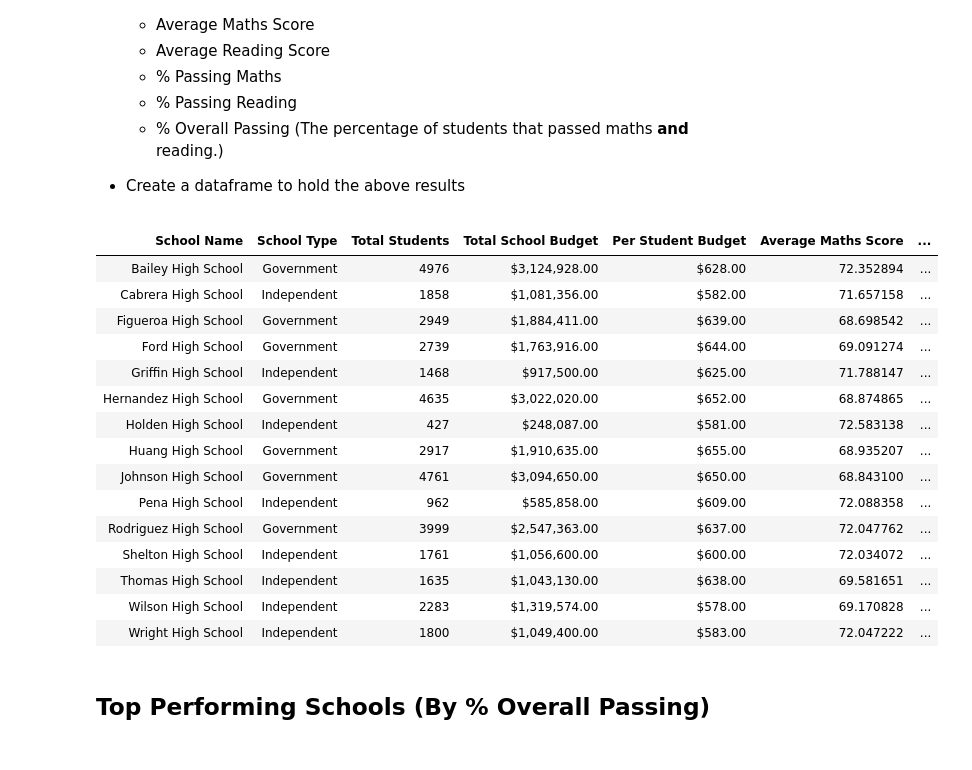
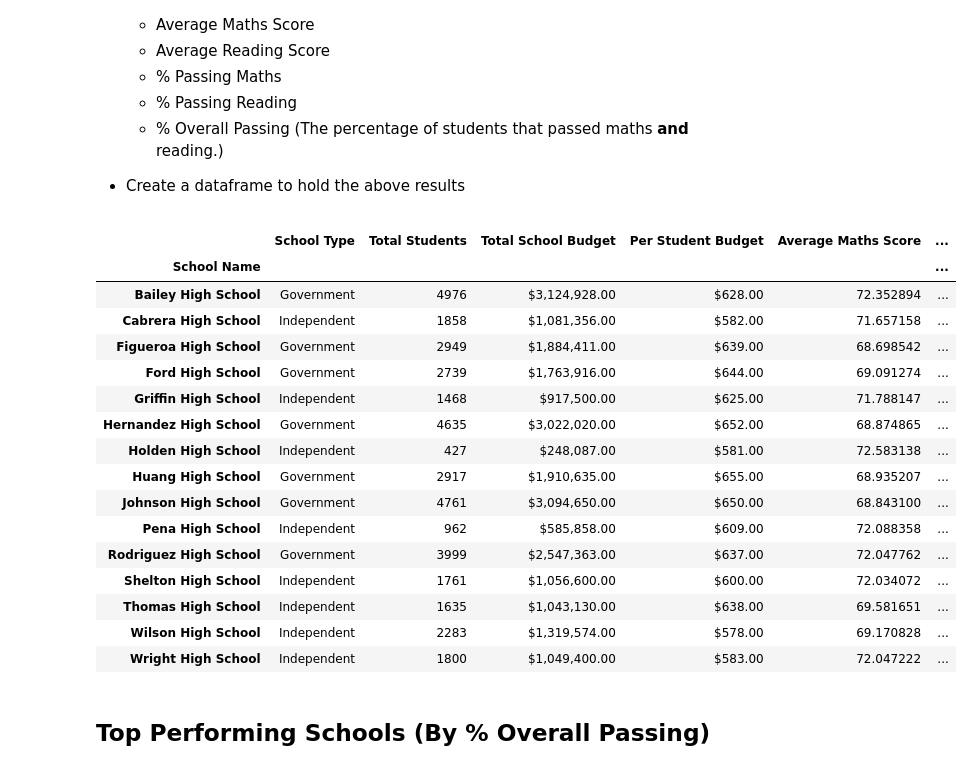
Before and after one commit to horsewell/pandas-challenge, a Jupyter notebook: PyCitySchools/PyCitySchools_starter.ipynb, the cells around one changed output. Saved outputs shown, nothing was run; the diff lists cells and outputs as text; code cells hidden in the pictures.

Commit message:
Update PyCitySchools_starter.ipynb
completed the last fields scores by spending, size and type

```diff
--- a/PyCitySchools/PyCitySchools_starter.ipynb
+++ b/PyCitySchools/PyCitySchools_starter.ipynb
@@ -75,40 +79,45 @@ area_summary
 # %%
 per_school_summary = pd.DataFrame(columns = ['School Name', 'School Type', 'Total Students', 'Total School Budget', 'Per Student Budget', 'Average Maths Score', 'Average Reading Score','% Passing Maths',  '% Passing Reading', '% Overall Passing'])
 
 # Get a list of the schools
 schools = school_data['school_name'].values
 
 # Build each row
 for school in schools:
 
     school_students_total = student_data.loc[student_data['school_name'] == school,['student_name']].count().values[0]
 
+    # Assemble the Row
     temp_df = pd.DataFrame([[
         school,
         school_data.loc[school_data['school_name'] == school, ['type']].values[0][0],
         school_students_total,
         '${:,.2f}'.format(school_data.loc[school_data['school_name'] == school, ['budget']].values[0][0]),
-        '${:,.2f}'.format(school_data.loc[school_data['school_name'] == school, ['budget']].values[0][0]/school_students_total),
+        '${:,.2f}'.format(school_data.loc[school_data['school_name'] == school, ['budget']].values[0][0] / school_students_total),
         student_data.loc[student_data['school_name'] == school, ['maths_score']].mean().values[0],
         student_data.loc[student_data['school_name'] == school, ['reading_score']].mean().values[0],
-        student_data.loc[(student_data['school_name'] == school) & (student_data['maths_score'] >= passing_score), ['school_name', 'maths_score']].count().values[0]/school_students_total,
-        student_data.loc[(student_data['school_name'] == school) & (student_data['reading_score'] >= passing_score), ['school_name', 'reading_score']].count().values[0]/school_students_total,
-        ((student_data.loc[(student_data['school_name'] == school) & (student_data['reading_score'] >= passing_score) & (student_data['maths_score'] >= passing_score),['reading_score', 'maths_score']].count().values[0]/school_students_total)*100)
+        student_data.loc[(student_data['school_name'] == school) & (student_data['maths_score'] >= passing_score)
+                         , ['school_name', 'maths_score']].count().values[0]/school_students_total,
+        student_data.loc[(student_data['school_name'] == school) & (student_data['reading_score'] >= passing_score)
+                         , ['school_name', 'reading_score']].count().values[0]/school_students_total,
+        ((student_data.loc[(student_data['school_name'] == school) & (student_data['reading_score'] >= passing_score)
+                            & (student_data['maths_score'] >= passing_score)
+                            , ['reading_score', 'maths_score']].count().values[0]/school_students_total)*100)
 
     ]], columns=per_school_summary.columns)
+
+    # add the row to the DataFrame
     per_school_summary = (temp_df.copy() if per_school_summary.empty else pd.concat([per_school_summary, temp_df], ignore_index=True))
 
-# sort the rows
-per_school_summary.reset_index(drop=True)
-per_school_summary.set_index('School Name')
+# Set the index to the school name and sort by the index
+per_school_summary = per_school_summary.set_index('School Name', drop=True)
+per_school_summary = per_school_summary.sort_values(by='School Name')
 
-per_school_summary = per_school_summary.sort_values(by='School Name', ascending=True)
-per_school_summary = per_school_summary.reset_index(drop=True)
-
-# display the per_school_summary without the index
-display(per_school_summary.style.hide(axis=0))
+# display the per_school_summary
+per_school_summary
 # %% [output]
-| School Name | School Type | Total Students | Total School Budget | Per Student Budget | Average Maths Score | ... |
+|  | School Type | Total Students | Total School Budget | Per Student Budget | Average Maths Score | ... |
+| School Name |  |  |  |  |  | ... |
 | Bailey High School | Government | 4976 | $3,124,928.00 | $628.00 | 72.352894 | ... |
 | Cabrera High School | Independent | 1858 | $1,081,356.00 | $582.00 | 71.657158 | ... |
 | Figueroa High School | Government | 2949 | $1,884,411.00 | $639.00 | 68.698542 | ... |
```
Also changed, not shown: parts of 13 cells of this notebook.
